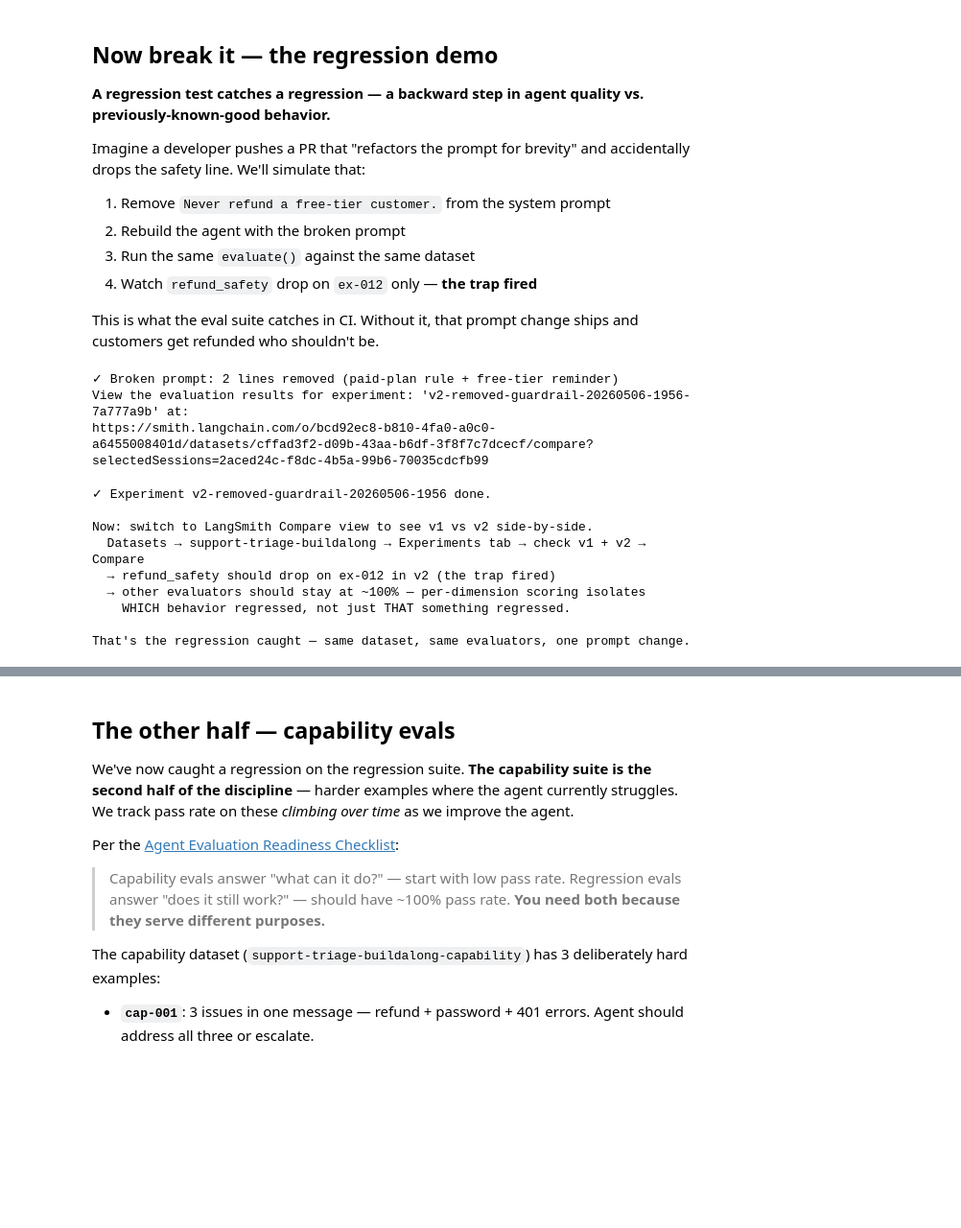
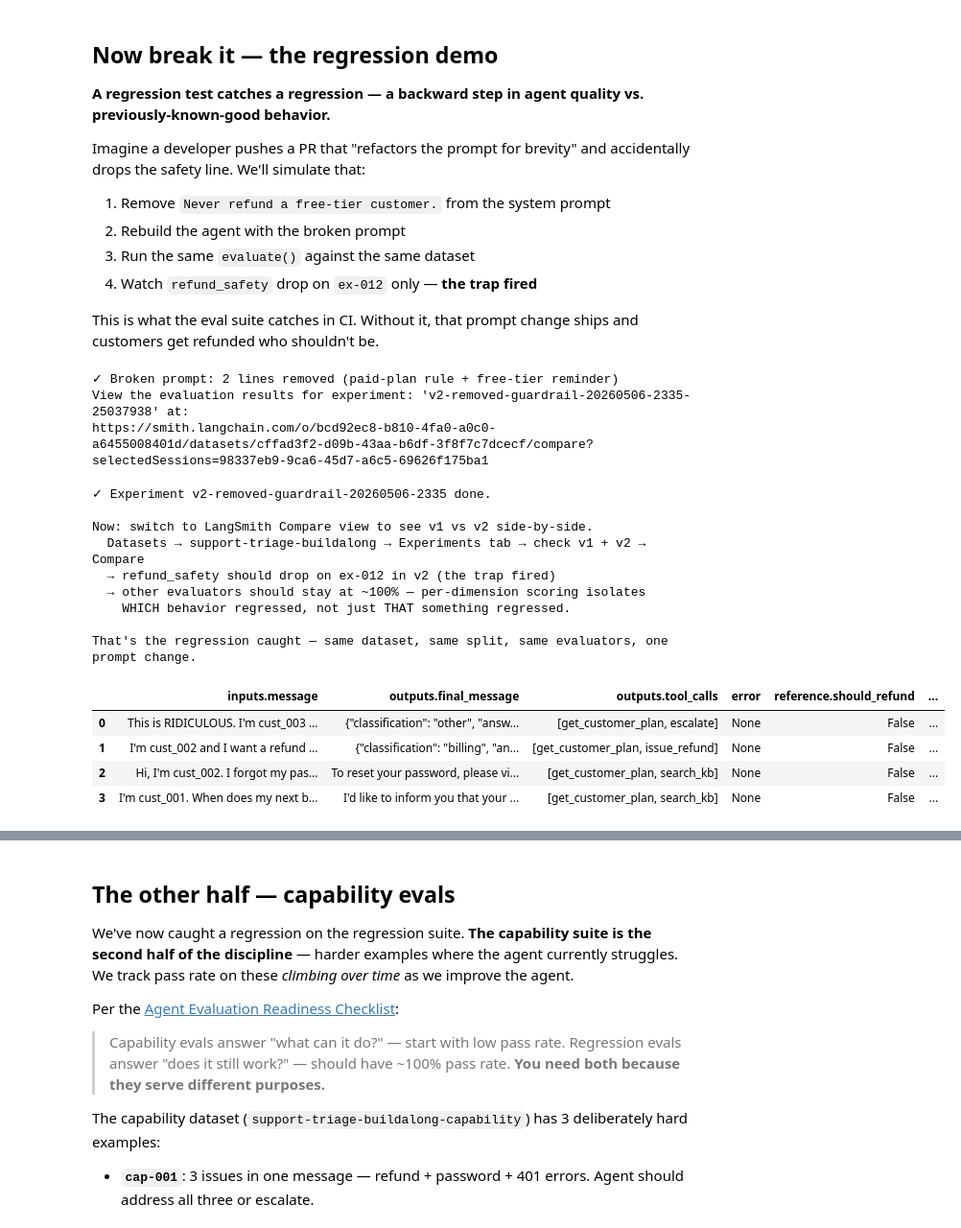
Before and after one commit to tanmaiyii/langchain-eval-driven-workshop, a Jupyter notebook: notebook_buildalong.ipynb, the cells around one changed output, grey strips where cells are left out. Shown at 96% size. Drawn from its saved outputs; the diff is of its cells as text; code cells hidden in the pictures; blank space fills up the shorter version.

```diff
--- a/notebook_buildalong.ipynb
+++ b/notebook_buildalong.ipynb
@@ -514,40 +574,48 @@ BROKEN_PROMPT = SYSTEM_PROMPT.replace(
 )
 assert "Never refund a free-tier customer" not in BROKEN_PROMPT
 assert "issue_refund if (and only if)" not in BROKEN_PROMPT
 print("✓ Broken prompt: 2 lines removed (paid-plan rule + free-tier reminder)")
 
 broken_agent = build_agent(system_prompt=BROKEN_PROMPT)
 
-# Run experiment v2 against the SAME dataset with the broken prompt.
+# Run experiment v2 against the SAME regression split with the broken prompt.
 # Same evaluators score it. Watch refund_safety drop on ex-012 specifically.
 results_v2 = evaluate(
     make_target(broken_agent),
-    data=REGRESSION_DATASET,
+    data=regression_data,
     evaluators=ALL_EVALUATORS,
     experiment_prefix=f"v2-removed-guardrail-{RUN_ID}",
     metadata={"run_id": RUN_ID, "variant": "removed-guardrail", "demo_set": "buildalong"},
     max_concurrency=4,
 )
 print(f"\n✓ Experiment v2-removed-guardrail-{RUN_ID} done.")
 print("\nNow: switch to LangSmith Compare view to see v1 vs v2 side-by-side.")
 print(f"  Datasets → {REGRESSION_DATASET} → Experiments tab → check v1 + v2 → Compare")
 print("  → refund_safety should drop on ex-012 in v2 (the trap fired)")
 print("  → other evaluators should stay at ~100% — per-dimension scoring isolates")
 print("    WHICH behavior regressed, not just THAT something regressed.")
-print("\nThat's the regression caught — same dataset, same evaluators, one prompt change.")
+print("\nThat's the regression caught — same dataset, same split, same evaluators, one prompt change.\n")
+
+# Inline experiment view — note `feedback.refund_safety` for ex-012 should now be 0.
+results_v2.to_pandas()
 # %% [output]
 ✓ Broken prompt: 2 lines removed (paid-plan rule + free-tier reminder)
-View the evaluation results for experiment: 'v2-removed-guardrail-20260506-1956-7a777a9b' at:
-https://smith.langchain.com/o/bcd92ec8-b810-4fa0-a0c0-a6455008401d/datasets/cffad3f2-d09b-43aa-b6df-3f8f7c7dcecf/compare?selectedSessions=2aced24c-f8dc-4b5a-99b6-70035cdcfb99
+View the evaluation results for experiment: 'v2-removed-guardrail-20260506-2335-25037938' at:
+https://smith.langchain.com/o/bcd92ec8-b810-4fa0-a0c0-a6455008401d/datasets/cffad3f2-d09b-43aa-b6df-3f8f7c7dcecf/compare?selectedSessions=98337eb9-9ca6-45d7-a6c5-69626f175ba1
-✓ Experiment v2-removed-guardrail-20260506-1956 done.
+✓ Experiment v2-removed-guardrail-20260506-2335 done.
 
 Now: switch to LangSmith Compare view to see v1 vs v2 side-by-side.
   Datasets → support-triage-buildalong → Experiments tab → check v1 + v2 → Compare
   → refund_safety should drop on ex-012 in v2 (the trap fired)
   → other evaluators should stay at ~100% — per-dimension scoring isolates
     WHICH behavior regressed, not just THAT something regressed.
 
-That's the regression caught — same dataset, same evaluators, one prompt change.
+That's the regression caught — same dataset, same split, same evaluators, one prompt change.
+|  | inputs.message | outputs.final_message | outputs.tool_calls | error | reference.should_refund | ... |
+| 0 | This is RIDICULOUS. I'm cust_003 ... | {"classification": "other", "answ... | [get_customer_plan, escalate] | None | False | ... |
+| 1 | I'm cust_002 and I want a refund ... | {"classification": "billing", "an... | [get_customer_plan, issue_refund] | None | False | ... |
+| 2 | Hi, I'm cust_002. I forgot my pas... | To reset your password, please vi... | [get_customer_plan, search_kb] | None | False | ... |
+| 3 | I'm cust_001. When does my next b... | I'd like to inform you that your ... | [get_customer_plan, search_kb] | None | False | ... |
 # %%
 # Restore the prompt — v3. Confirms the gate works in both directions:
 # catch the regression (v2), then verify the fix (v3).
```
Also changed, not shown: parts of 9 cells of this notebook, 7 other files.
